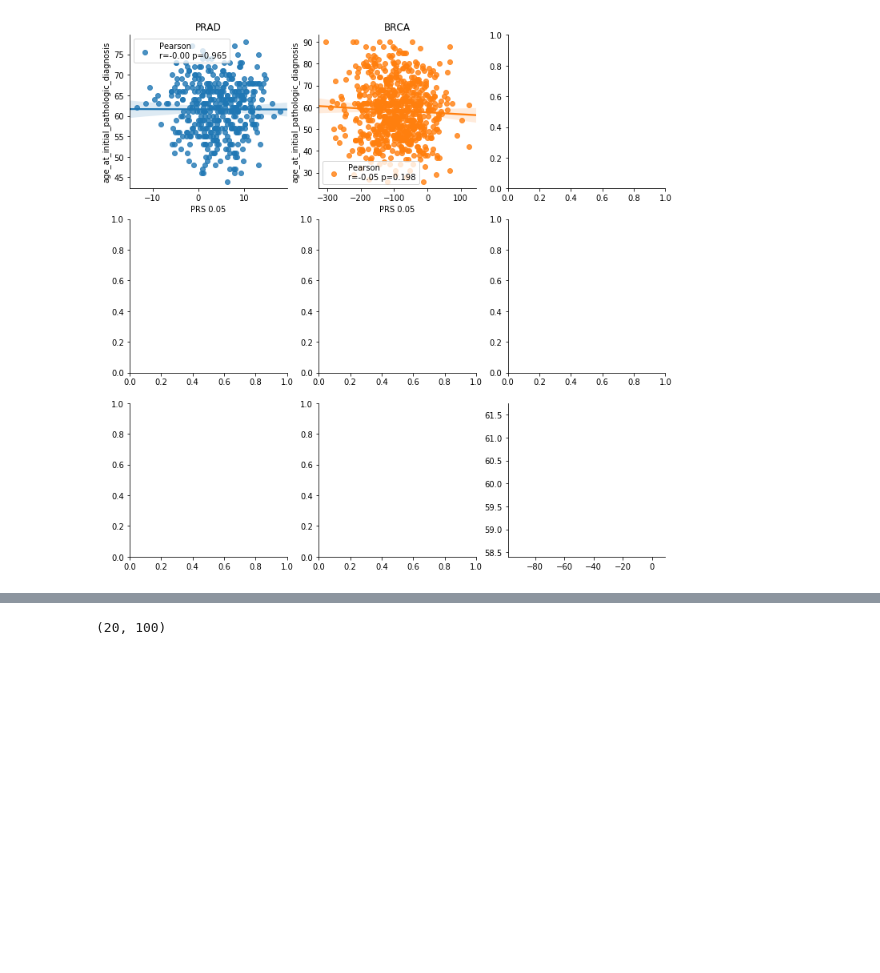
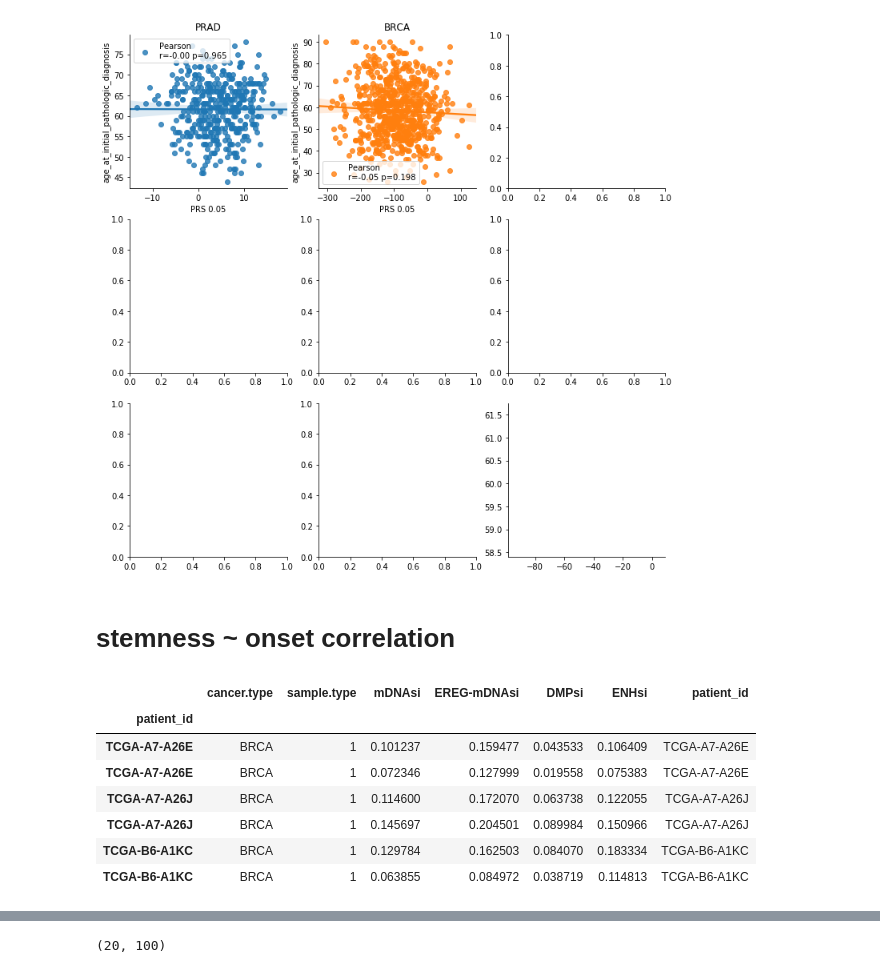
Before and after one commit to Wangmoaza/stemness, a Jupyter notebook: onset_vs_stemness_prs.ipynb, the cells around one changed output, grey strips where cells are left out. Cells and saved outputs as stored; diff of their text form; code cells hidden in the pictures; blank space fills up the shorter version.

```diff
--- a/onset_vs_stemness_prs.ipynb
+++ b/onset_vs_stemness_prs.ipynb
@@ -44,6 +52,19 @@ sns.despine()
 # %%
 fig.savefig('../data/TCGA-TARGET-GTEx/figures/20180921/PRAD_BRCA.PRS_0.05_onset_age.png')
 fig.savefig('../data/TCGA-TARGET-GTEx/figures/20180921/PRAD_BRCA.PRS_0.05_onset_age.pdf')
+# %% [markdown]
+# stemness ~ onset correlation
+# %%
+tmp_stem.loc[idx, :].loc[tmp_stem.loc[idx, :].index.duplicated(keep=False), :]
+# %% [output]
+|  | cancer.type | sample.type | mDNAsi | EREG-mDNAsi | DMPsi | ENHsi | patient_id |
+| patient_id |  |  |  |  |  |  |  |
+| TCGA-A7-A26E | BRCA | 1 | 0.101237 | 0.159477 | 0.043533 | 0.106409 | TCGA-A7-A26E |
+| TCGA-A7-A26E | BRCA | 1 | 0.072346 | 0.127999 | 0.019558 | 0.075383 | TCGA-A7-A26E |
+| TCGA-A7-A26J | BRCA | 1 | 0.114600 | 0.172070 | 0.063738 | 0.122055 | TCGA-A7-A26J |
+| TCGA-A7-A26J | BRCA | 1 | 0.145697 | 0.204501 | 0.089984 | 0.150966 | TCGA-A7-A26J |
+| TCGA-B6-A1KC | BRCA | 1 | 0.129784 | 0.162503 | 0.084070 | 0.183334 | TCGA-B6-A1KC |
+| TCGA-B6-A1KC | BRCA | 1 | 0.063855 | 0.084972 | 0.038719 | 0.114813 | TCGA-B6-A1KC |
 # %%
 fig, axes = plt.subplots(3, 3, figsize=(12, 12))
 axes = axes.flatten()
```
Also changed, not shown: parts of 15 cells of this notebook.
